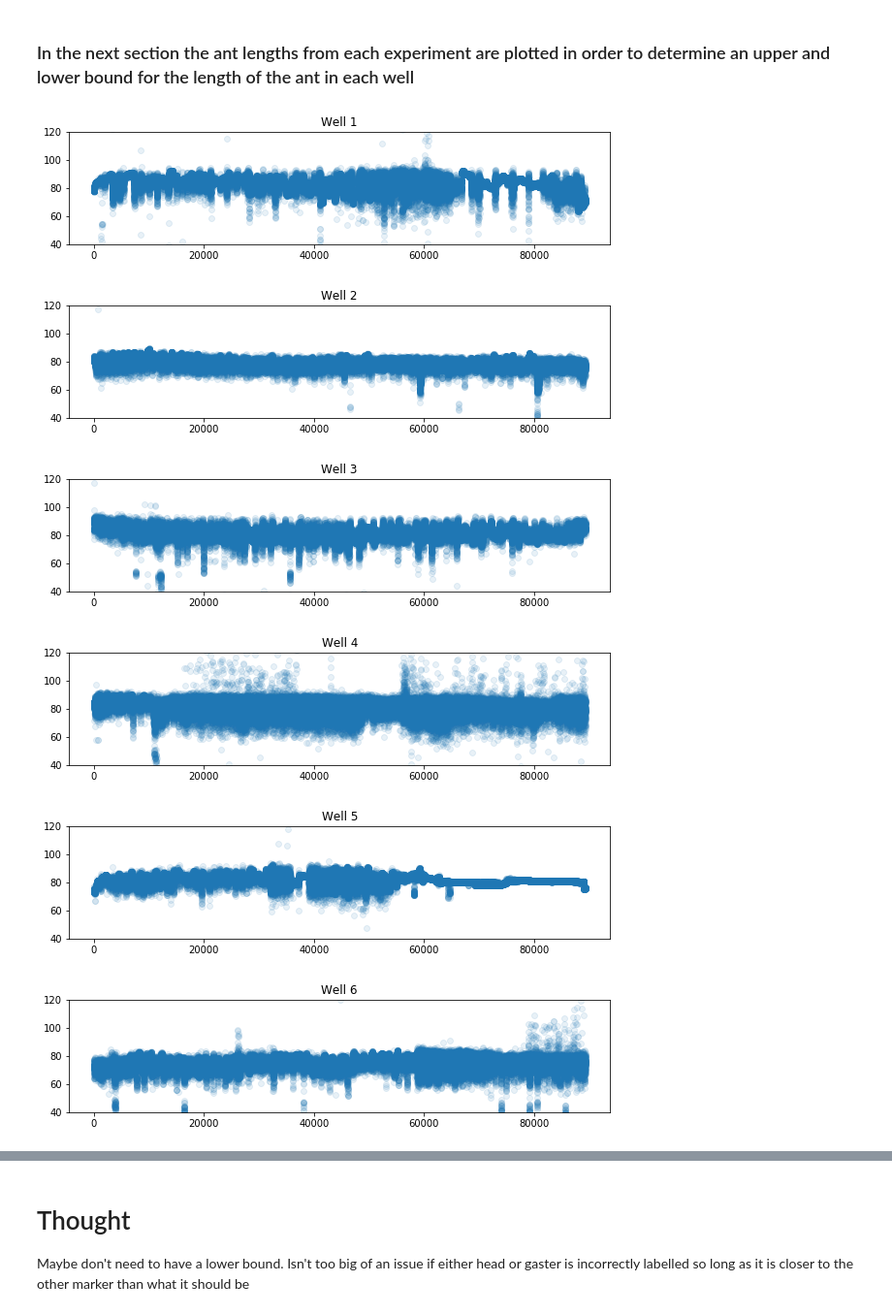
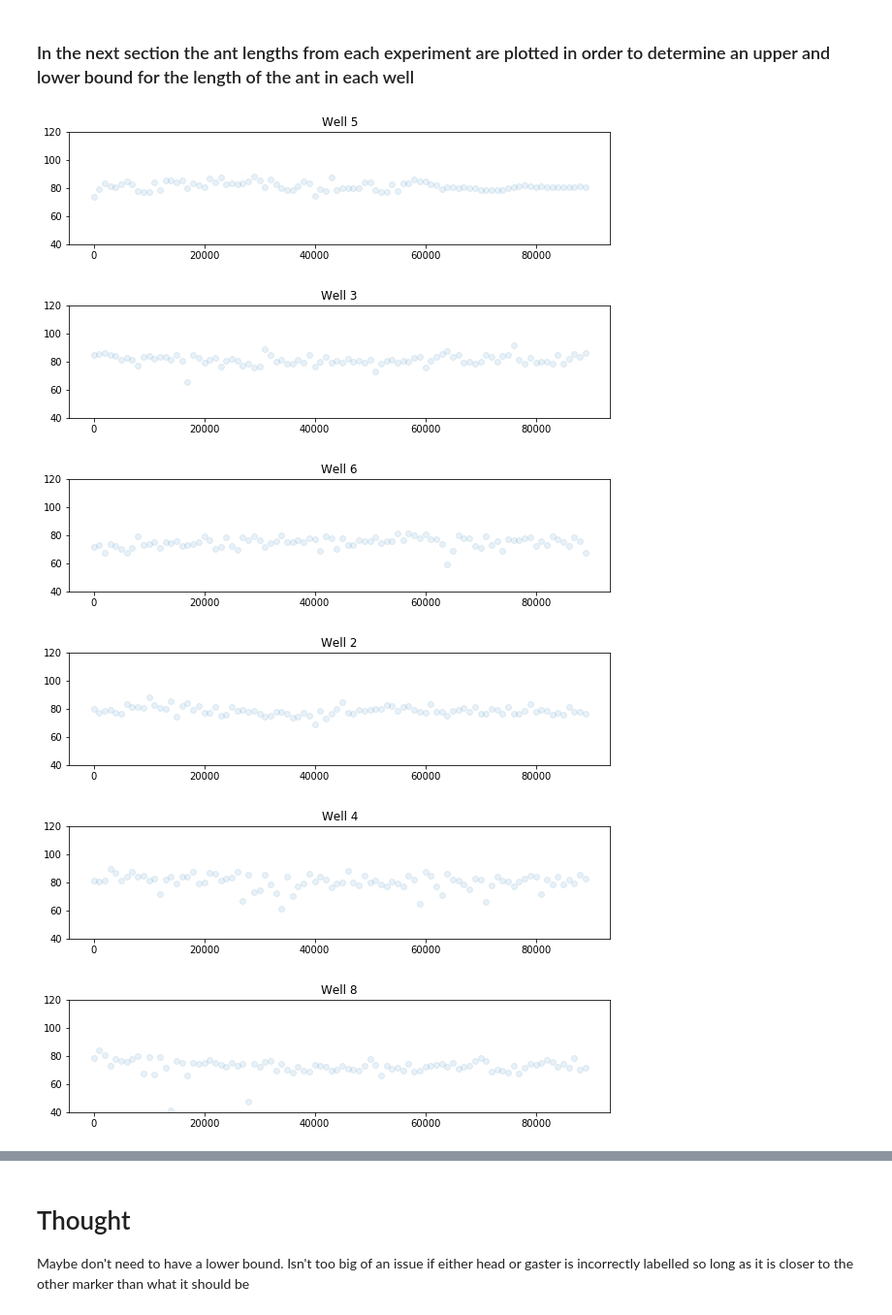
Before and after one commit to Tomnaragon/DCHC_transfer_Experiment, a Jupyter notebook: Deeplabcut_data/Movement_processing.ipynb, the cells around one changed output, grey strips where cells are left out. Shown at 97% size. Drawn from its saved outputs; the diff is of its cells as text; code cells hidden in the pictures.

```diff
--- a/Deeplabcut_data/Movement_processing.ipynb
+++ b/Deeplabcut_data/Movement_processing.ipynb
@@ -21,8 +21,8 @@ Loading BokehJS ...
 #Glob together all csvs with the deeplabcut generated position data.
 #The deeplabcut data lists the network iteration of the trained network at the end of the filename
 #This value will always be a multiple of 1000
-file_list=glob.glob('.\\*\\*000.csv')
-well_list=glob.glob('.\\*\\*Positions.csv')
+file_list=glob.glob('./*/*000.csv')
+well_list=glob.glob('./*/*Well_Positions.csv')
 # %%
 file_list[:10]
 # %% [output]
@@ -92,7 +92,7 @@ for i,name in tqdm(enumerate(file_list)):
 
     #pull metadata out of the filenames (Species identifier, collection date, well number)
     metadata = metadata.append({'species':name[name.rfind('_',0,name.rfind('_'))+1],
-                        'collection date':name[name.find('\\')+1:name.find('\\')+7],
+                        'collection date':name[name.find('/')+1:name.find('/')+7],
                         'well number':name[name.find('well')+5:name.find('well')+6],
                         'file path' : name},
                      ignore_index=True)
@@ -118,25 +118,25 @@ array(['190919', '191003', '191008', '191012', '191016', '191019',
 # %%
 #count is used to specify the position of each subplot
 count=0
 
 #date specifies the date of the data collection to be analyzed
 date='191105'
 
 #loop through the indices of the rows from the ID dataframe. These indices should match
 #up with the position of the corresponding dataframe in the dataframe list.
 for i in metadata.loc[metadata['collection date']==date].index:
     df=df_list[i]
     subplt = int(str(len(metadata.loc[metadata['collection date']==date].index)) + '1' + str(count+1))
     plt.figure(figsize=(10,20))
     plt.subplot(subplt)
     plt.title('Well ' + metadata.iloc[i]['well number'])
-    plt.scatter(df['bodyparts']['coords'],df['antlength'],alpha=0.1)
+    plt.scatter(df['bodyparts']['coords'][::1000],df['antlength'][::1000],alpha=0.1)
     plt.ylim([40,120])
     count = count+1
 # %% [output]
-[figure, old version]
+[figure, new version]
-[figure, old version]
+[figure, new version]
-[figure, old version]
+[figure, new version]
-[figure, old version]
+[figure, new version]
-[figure, old version]
+[figure, new version]
-[figure, old version]
+[figure, new version]
```
Also changed, not shown: parts of 15 cells of this notebook, 3 other files.
